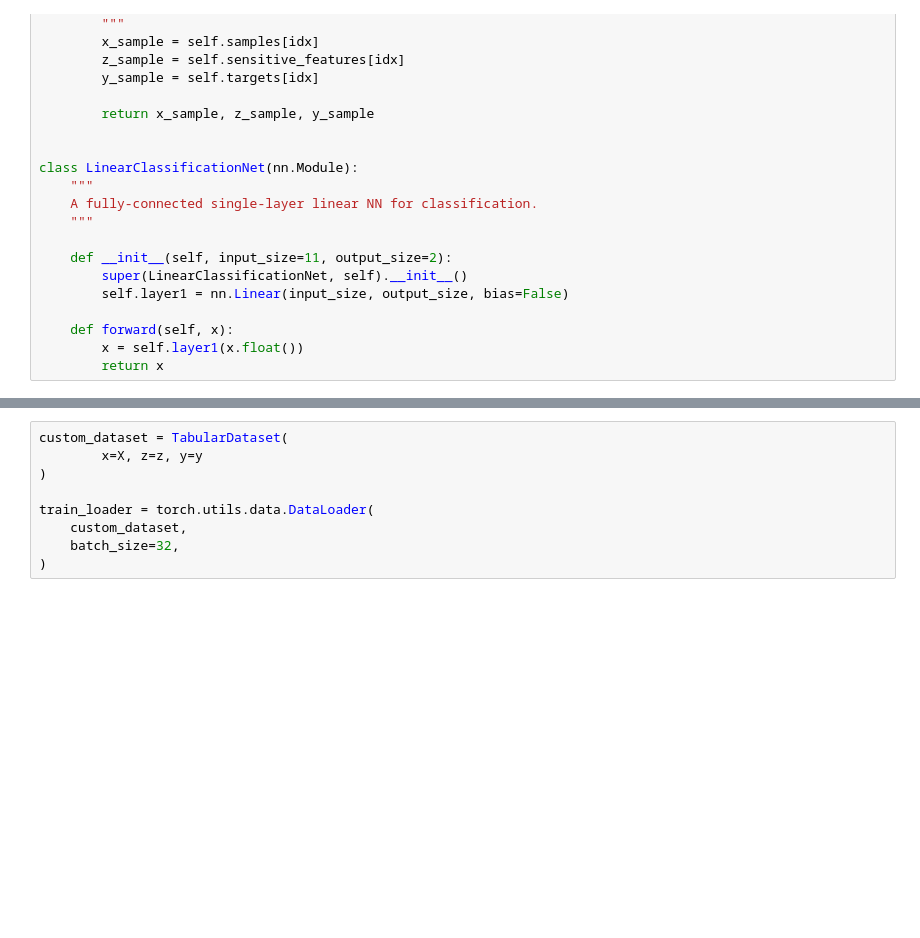
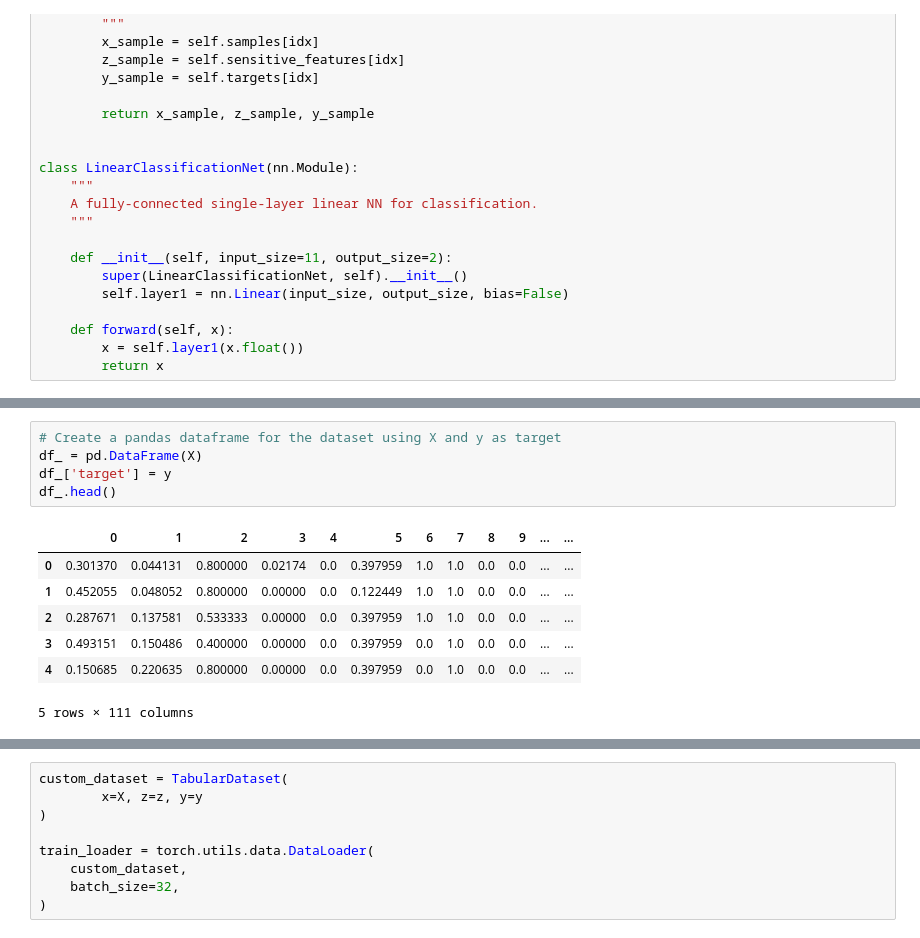
Before and after one commit to lucacorbucci/PUFFLE, a Jupyter notebook: adult.ipynb, the cells around one changed output, grey strips where cells are left out. Cells and saved outputs as stored; diff of their text form; blank space fills up the shorter version.

```diff
--- a/adult.ipynb
+++ b/adult.ipynb
@@ -69,0 +68,13 @@ Using ['sex_binary'] as sensitive feature(s).
+# %%
+# Create a pandas dataframe for the dataset using X and y as target
+df_ = pd.DataFrame(X)
+df_['target'] = y
+df_.head()
+# %% [output]
+|  | 0 | 1 | 2 | 3 | 4 | 5 | 6 | 7 | 8 | 9 | ... | ... |
+| 0 | 0.301370 | 0.044131 | 0.800000 | 0.02174 | 0.0 | 0.397959 | 1.0 | 1.0 | 0.0 | 0.0 | ... | ... |
+| 1 | 0.452055 | 0.048052 | 0.800000 | 0.00000 | 0.0 | 0.122449 | 1.0 | 1.0 | 0.0 | 0.0 | ... | ... |
+| 2 | 0.287671 | 0.137581 | 0.533333 | 0.00000 | 0.0 | 0.397959 | 1.0 | 1.0 | 0.0 | 0.0 | ... | ... |
+| 3 | 0.493151 | 0.150486 | 0.400000 | 0.00000 | 0.0 | 0.397959 | 0.0 | 1.0 | 0.0 | 0.0 | ... | ... |
+| 4 | 0.150685 | 0.220635 | 0.800000 | 0.00000 | 0.0 | 0.397959 | 0.0 | 1.0 | 0.0 | 0.0 | ... | ... |
+5 rows × 111 columns
```
Also changed, not shown: parts of 6 cells of this notebook, 10 other files.
